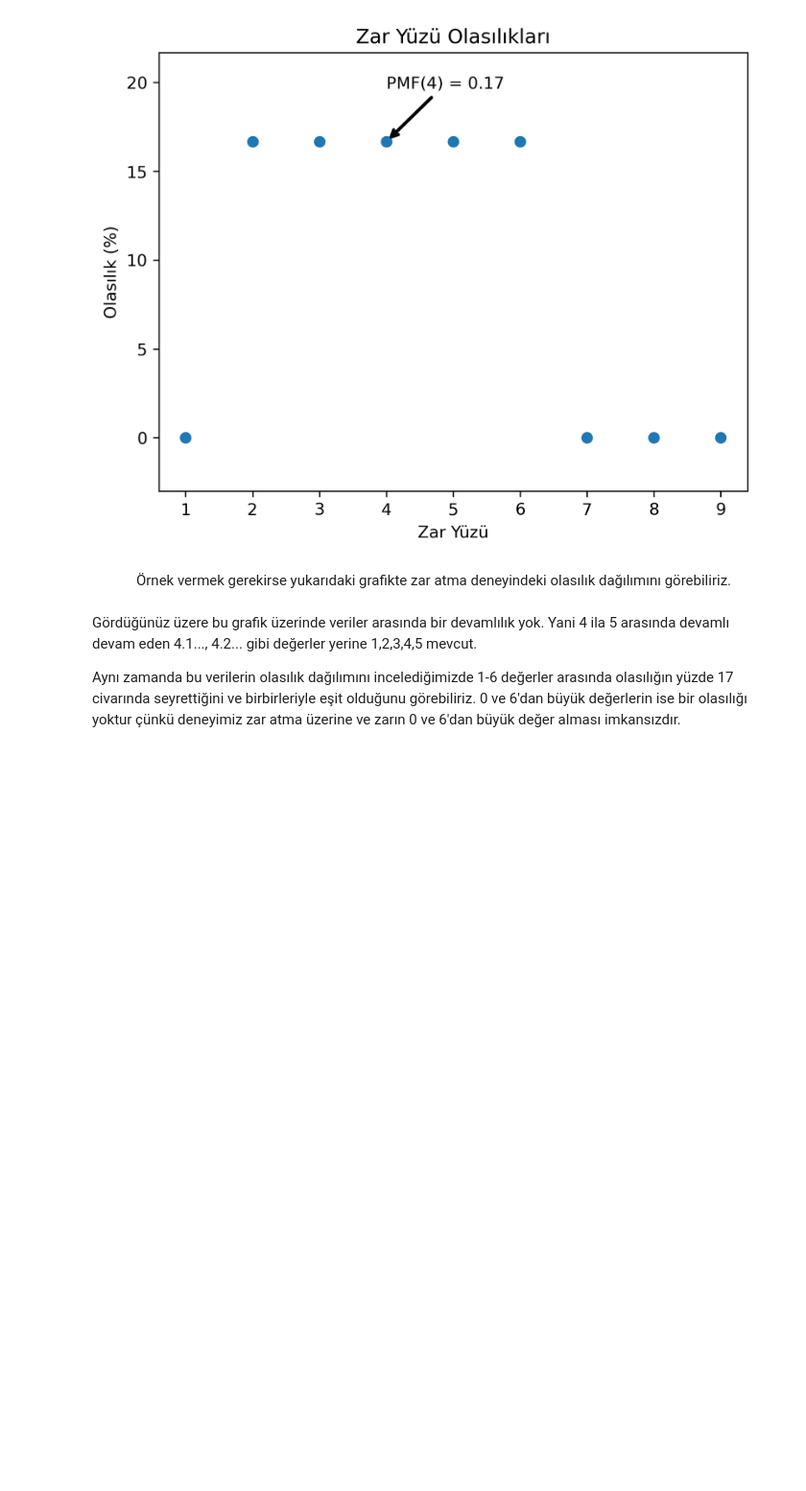
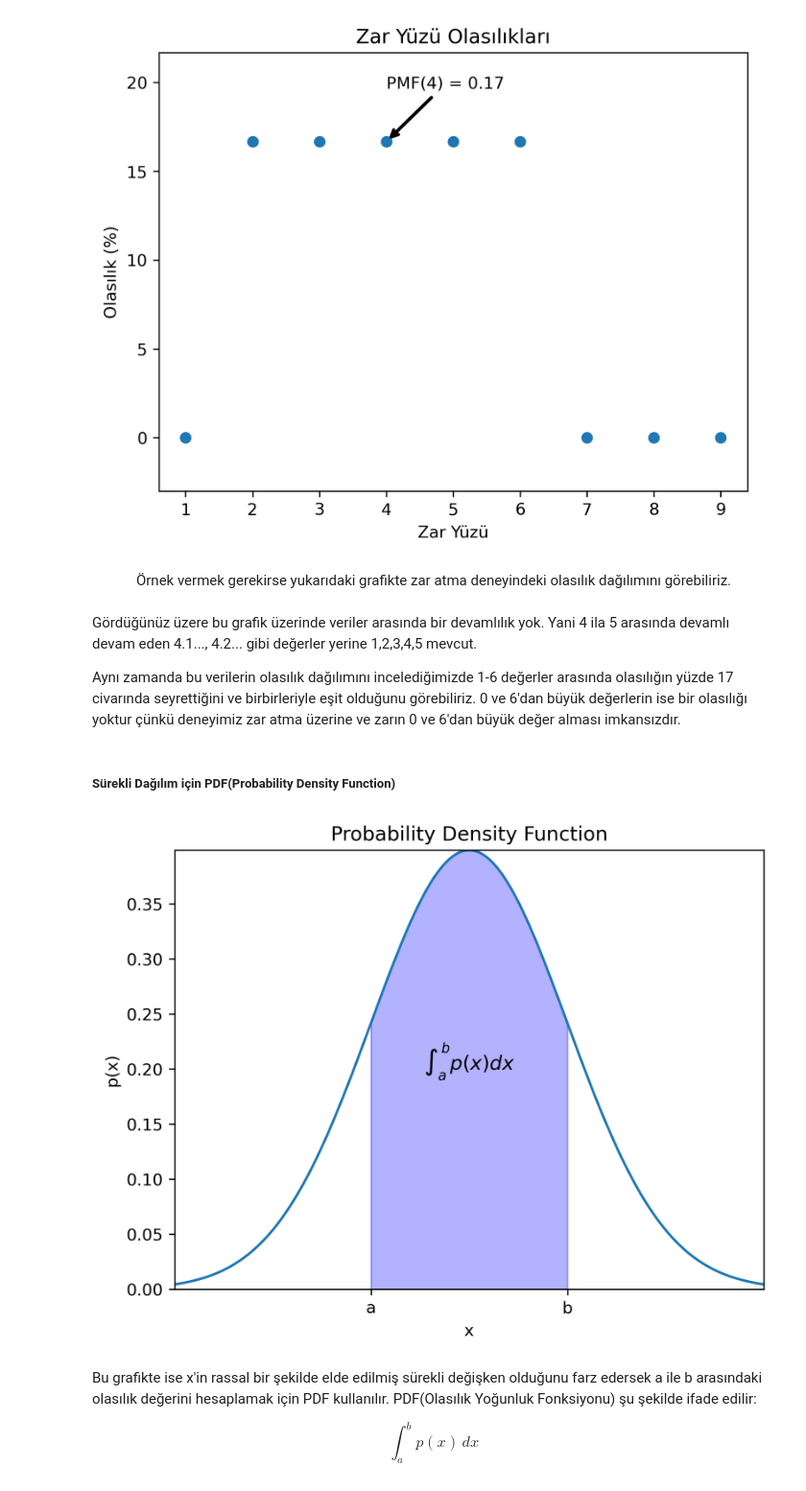
Before and after one commit to fatalerrorist/ds-kitap-ceviri-notlar, a Jupyter notebook: istatistiğe-giriş.ipynb, the cells around one changed output. Shown at 96% size. Saved outputs shown, nothing was run; the diff lists cells and outputs as text; code cells hidden in the pictures; blank space fills up the shorter version.

```diff
--- a/istatistiğe-giriş.ipynb
+++ b/istatistiğe-giriş.ipynb
@@ -192,3 +194,44 @@ Gördüğünüz üzere bu grafik üzerinde veriler arasında bir devamlılık yo
 
 Aynı zamanda bu verilerin olasılık dağılımını incelediğimizde 1-6 değerler arasında olasılığın yüzde 17 civarında seyrettiğini ve birbirleriyle eşit olduğunu görebiliriz.
 0 ve 6'dan büyük değerlerin ise bir olasılığı yoktur çünkü deneyimiz zar atma üzerine  ve zarın 0 ve 6'dan büyük değer alması imkansızdır.
+# %% [markdown]
+##### Sürekli Dağılım için PDF(Probability Density Function)
+# %%
+import numpy as np
+import matplotlib.pyplot as plt
+
+def p(x):
+    # Normal distribution parameters
+    mu = 0
+    sigma = 1
+
+    # Calculate the PDF
+    return 1 / (sigma * np.sqrt(2 * np.pi)) * np.exp(-0.5 * ((x - mu) / sigma) ** 2)
+
+a = -1  # Lower bound of the range
+b = 1   # Upper bound of the range
+
+x = np.linspace(-3, 3, 1000)
+y = p(x)
+
+fig, ax = plt.subplots(dpi=300)
+ax.plot(x, y)
+ax.fill_between(x, y, where=((x >= a) & (x <= b)), alpha=0.3, color='blue')  # Fill the range [a, b] with blue color
+ax.text(0.5 * (a + b), 0.5 * np.max(y), r'$\int_{a}^{b} p(x)dx$', horizontalalignment='center', fontsize=12)
+
+ax.set_xticks([a, b])  # Set the x-axis ticks to only show a and b
+ax.set_xticklabels(['a', 'b'])  # Set the tick labels as 'a' and 'b'
+
+ax.set_xlim([-3, 3])  # Set the x-axis limits to [-3, 3]
+ax.set_ylim([0, np.max(y)])  # Set the y-axis limits based on the maximum value of the PDF
+
+plt.xlabel('x')
+plt.ylabel('p(x)')
+plt.title('Probability Density Function')
+plt.show()
+# %% [output]
+[figure, added]
+# %% [markdown]
+Bu grafikte ise x'in rassal bir şekilde elde edilmiş sürekli değişken olduğunu farz edersek a ile b arasındaki olasılık değerini hesaplamak için PDF kullanılır. PDF(Olasılık Yoğunluk Fonksiyonu) şu şekilde ifade edilir:
+
+$$\int_{a}^{b} p(x) \, dx$$
```
Also changed, not shown: parts of 6 cells of this notebook.
